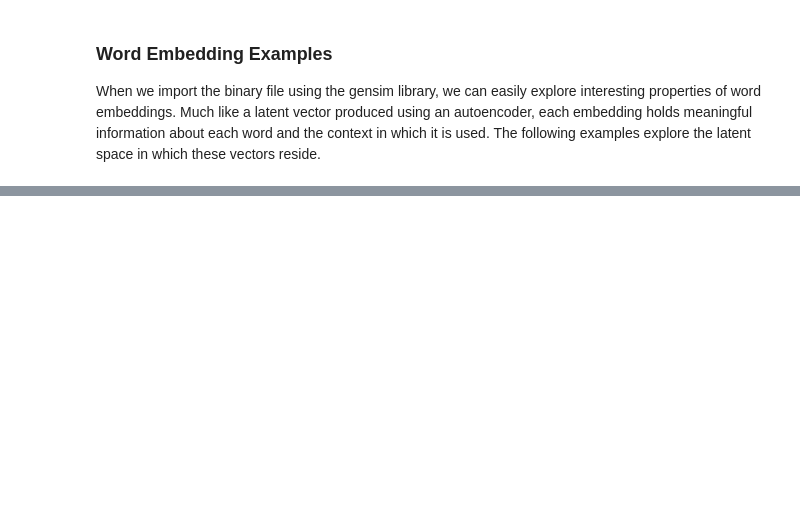
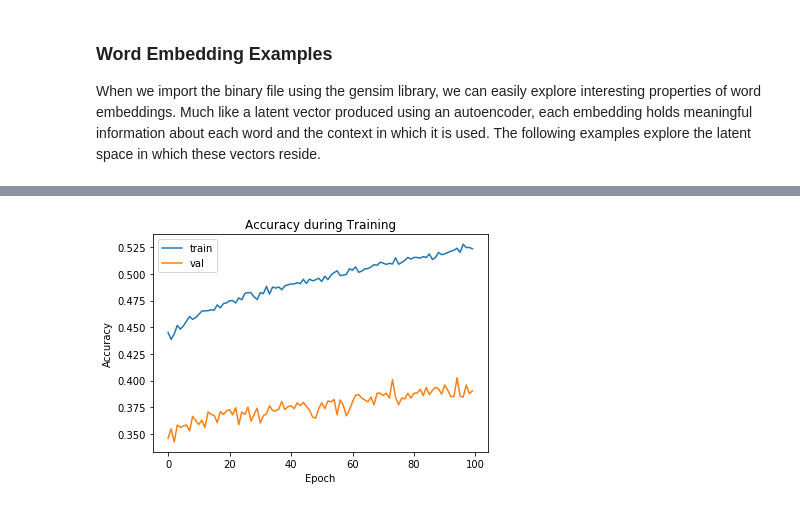
Before and after one commit to ericlabouve/LSTM-Word-Generation, a Jupyter notebook: Project_Code.ipynb, the cells around one changed output, grey strips where cells are left out. Drawn from its saved outputs; the diff is of its cells as text; code cells hidden in the pictures; blank space fills up the shorter version.

Commit message:
Upgraded model to include grammatical characters. Added more markup cells for further explaination. Fine tuned the model to increase accuracy.

```diff
--- a/Project_Code.ipynb
+++ b/Project_Code.ipynb
@@ -146,11 +172,13 @@ def phrasesToVectors(phrases: list, summary=True) -> (list, list):
 # %%
 %%time
-words = tokenizeFile("TheLordOfTheRings_Book1.txt")
+from nltk import ngrams
+
+# Cut number of words so we can fit everything in memory
+words_all = tokenizeFile("TheLordOfTheRings_Book1.txt")
+words = words_all[:len(words_all)//50]
+print(len(words))
 # Change this parameter to decrease or increase the size of the training samples
-# The last element in each phrase is the vector that the LSTM network will
-# try to predict.
 N = 5
 ngrams_words = ngrams(words, N + 1)
-ngram_vectors, _ = phrasesToVectors(ngrams_words)
-np.random.shuffle(ngram_vectors)
+ngram_vectors_original, _ = phrasesToVectors(ngrams_words)
 # %% [output]
@@ -202,10 +250,18 @@ ValueError: all input arrays must have the same shape
 - Sigmoid activations are used because word embeddings are normalized betweeen zero and one
 - Loss is cosine similarity because word2vec also uses cosine similarity to measure the distance between word vectors
 # %%
+from tensorflow.keras.models import Sequential
+from keras.models import Sequential
+from keras.layers import LSTM, Dense
+
+input_shape=(N, 300)
+print("Input Shape: " + str(input_shape))
+
 model = Sequential()
-model.add(LSTM(300, input_shape=(N, 300), return_sequences=True, activation='sigmoid'))
-model.add(LSTM(300, input_shape=(N, 300), return_sequences=True, activation='sigmoid'))
+model.add(LSTM(300, input_shape=input_shape, return_sequences=True, activation='tanh'))
+model.add(LSTM(300, return_sequences=True, activation='tanh'))
 model.add(Dense(300))
+
 model.compile(loss='cosine_proximity', optimizer='adam',metrics=['accuracy'])
 print(model.summary())
 # %% [output]
@@ -228,4 +283,3 @@ print(np.expand_dims(training[:, 0], axis=1).shape)
 # %%
 %%time
-
-history = model.fit(train_first, train_second, epochs=50, batch_size=32, verbose=2, validation_data=(val_first, val_second))
+history = model.fit(train_input, train_predict, epochs=100, batch_size=32, verbose=2, validation_data=(validation_input, validation_predict))
@@ -232,7 +312,7 @@ history = model.fit(train_first, train_second, epochs=50, batch_size=32, verbose
 # %%
 from matplotlib import pyplot as plt
 
-def plot_history(history):
+def plot_accuracy(history):
   plt.plot(history.history['acc'],label='train')
   if 'val_acc' in history.history:
     plt.plot(history.history['val_acc'],label='val')
@@ -242,6 +322,7 @@ def plot_history(history):
   plt.title('Accuracy during Training')
   plt.show()
 
+def plot_loss(history):
   plt.plot(history.history['loss'],label='train')
   if 'val_loss' in history.history:
     plt.plot(history.history['val_loss'],label='val')
@@ -250,9 +331,3 @@ def plot_history(history):
   plt.legend()
   plt.title('Loss during Training')
   plt.show()
-
-#results = model.evaluate(x_test, y_test, verbose=False)
-#print('Test loss:', results[0])
-#print('Test accuracy:', results[1])
-
-plot_history(history)
@@ -285,0 +334,4 @@ printPredictions(predictions)
+# %%
+plot_accuracy(history)
+# %% [output]
+[figure, added]
```
Also changed, not shown: parts of 35 cells of this notebook, 3 other files.
